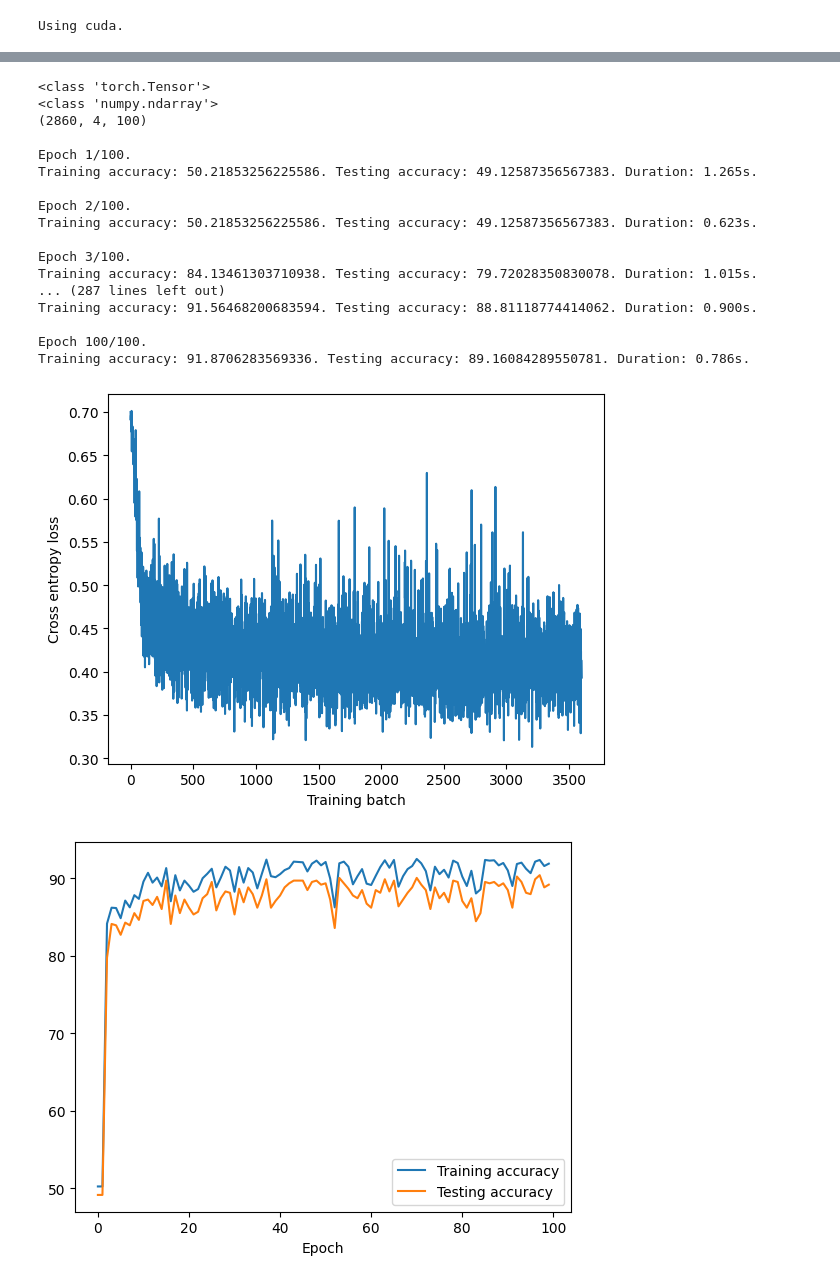
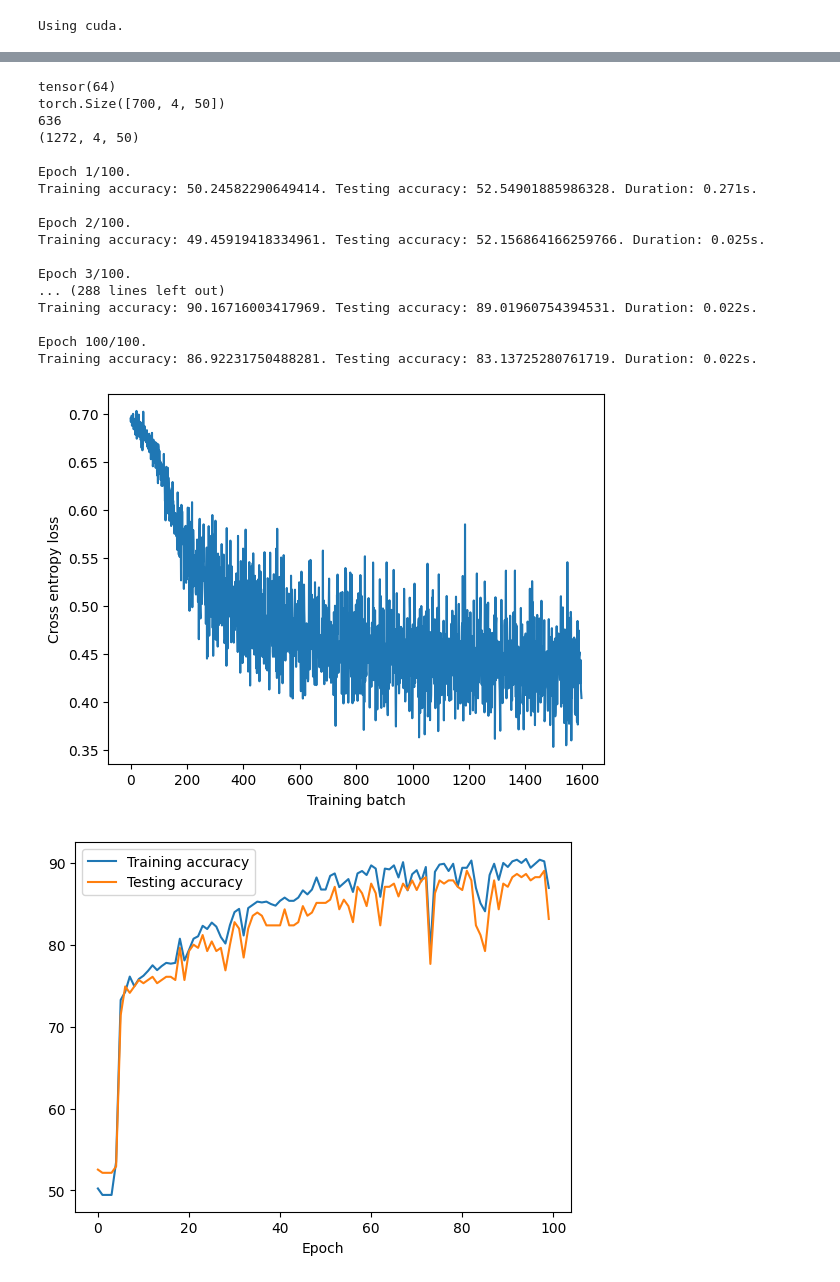
Before and after one commit to dibahk/FTL-on-Predictive-Maintenace, a Jupyter notebook: CNN2.ipynb, the cells around one changed output, grey strips where cells are left out. Drawn from its saved outputs; the diff is of its cells as text; code cells hidden in the pictures.

Commit message:
Neural network of Azure

```diff
--- a/CNN2.ipynb
+++ b/CNN2.ipynb
@@ -8,6 +8,11 @@ import time
 import wandb
 from imblearn.over_sampling import SMOTE
 import torch
+from datetime import datetime
+from time import gmtime, strftime
+
+now = datetime.now() # current date and time
+date_time = now.strftime("%d-%m-%Y_%H:%M:%S")
 device = torch.device('cuda' if torch.cuda.is_available() else 'cpu')
 print(f'Using {device}.')
 # %% [output]
@@ -17,19 +22,20 @@ def data_loading(data_path, label_path, batch_size, train_ratio=0.8):
     data = torch.load(data_path)
     labels = torch.load(label_path)
     data = nn.functional.normalize(data, dim=1)
-
+    data = data[:700, :, :]
+    labels = labels[:700]
+    print((labels==1).sum())
     # reshaping the dataset so  the channels will be the second dimension.
     data = data.permute(0, 2, 1)
+    print(data.size())
     n_samples, n_channels, n_features = data.shape
-    print(type(data))
     X_reshaped = data.reshape(n_samples, -1)
     # Apply SMOTE
     smote = SMOTE(sampling_strategy='minority')
     data_resampled, labels_resampled = smote.fit_resample(X_reshaped, labels)
-
+    print((labels_resampled==1).sum())
     # Reshape X_resampled back to 3D
     data_resampled = data_resampled.reshape(-1, n_channels, n_features)
-    print(type(labels_resampled))
     print(data_resampled.shape)
     data_resampled = torch.tensor(data_resampled)
     labels_resampled = torch.tensor(labels_resampled)
@@ -43,13 +49,13 @@ def data_loading(data_path, label_path, batch_size, train_ratio=0.8):
 class SimpleCNN(nn.Module):
     def __init__(self, dropout):
         super(SimpleCNN, self).__init__()
-        self.conv1 = nn.Conv1d(in_channels=4, out_channels=32, kernel_size=5)
-        self.bn1 = nn.BatchNorm1d(32)
-        self.conv2 = nn.Conv1d(in_channels=32, out_channels=32, kernel_size=5)
-        self.bn2 = nn.BatchNorm1d(32)
+        self.conv1 = nn.Conv1d(in_channels=4, out_channels=8, kernel_size=5)
+        self.bn1 = nn.BatchNorm1d(8)
+        self.conv2 = nn.Conv1d(in_channels=8, out_channels=8, kernel_size=5)
+        self.bn2 = nn.BatchNorm1d(8)
         self.pool = nn.MaxPool1d(kernel_size=2, padding=0, stride=1)
         # the size of the out channels x number  of nodes
-        self.fc1 = nn.Linear(32*91, 200)
+        self.fc1 = nn.Linear(328, 200)
         self.fc2 = nn.Linear(200, 2)
         self.flatten = nn.Flatten()
         self.relu = nn.ReLU()
@@ -85,7 +91,7 @@ def evaluate_metric(model, data_iter, metric):
 wandb.init(
     # set the wandb project where this run will be logged
     project="AZURE",
-    name= "With batchnorm1d_1",
+    name= "With 50 time points and 20 machines".format(date_time),
     # track hyperparameters and run metadata
     config={
     "learning_rate": 0.0001,
@@ -94,12 +100,13 @@ wandb.init(
     "loss": nn.BCELoss(),
     "batch_size": 64,
     "decay":1e-5,
-    'dropout': 0.6
+    'dropout': 0.1,
+    'number of machines': 20
     }
 )
 config = wandb.config
 
-train_loader, test_loader = data_loading(data_path='data_1_20', label_path='label_1_20',batch_size= config.batch_size)
+train_loader, test_loader = data_loading(data_path='AZURE_data_50.pt', label_path='AZURE_label_50.pt', batch_size= config.batch_size)
 
 losses = [] # Stores the loss for each training batch
 train_accs = [] # Stores the training accuracy after each epoch
@@ -169,20 +176,20 @@ View run at https://wandb.ai/d-hadjikazemi-queen-mary-university-of-london/AZURE
-<class 'torch.Tensor'>
-<class 'numpy.ndarray'>
-(2860, 4, 100)
+tensor(64)
+torch.Size([700, 4, 50])
+636
+(1272, 4, 50)
 
 Epoch 1/100.
-Training accuracy: 50.21853256225586. Testing accuracy: 49.12587356567383. Duration: 1.265s.
+Training accuracy: 50.24582290649414. Testing accuracy: 52.54901885986328. Duration: 0.271s.
 
 Epoch 2/100.
-Training accuracy: 50.21853256225586. Testing accuracy: 49.12587356567383. Duration: 0.623s.
+Training accuracy: 49.45919418334961. Testing accuracy: 52.156864166259766. Duration: 0.025s.
 
 Epoch 3/100.
-Training accuracy: 84.13461303710938. Testing accuracy: 79.72028350830078. Duration: 1.015s.
-... (287 lines left out)
-Training accuracy: 91.56468200683594. Testing accuracy: 88.81118774414062. Duration: 0.900s.
+... (288 lines left out)
+Training accuracy: 90.16716003417969. Testing accuracy: 89.01960754394531. Duration: 0.022s.
 
 Epoch 100/100.
-Training accuracy: 91.8706283569336. Testing accuracy: 89.16084289550781. Duration: 0.786s.
+Training accuracy: 86.92231750488281. Testing accuracy: 83.13725280761719. Duration: 0.022s.
-[figure, old version]
+[figure, new version]
-[figure, old version]
+[figure, new version]
 Run history:
```
Also changed, not shown: parts of 3 cells of this notebook.
